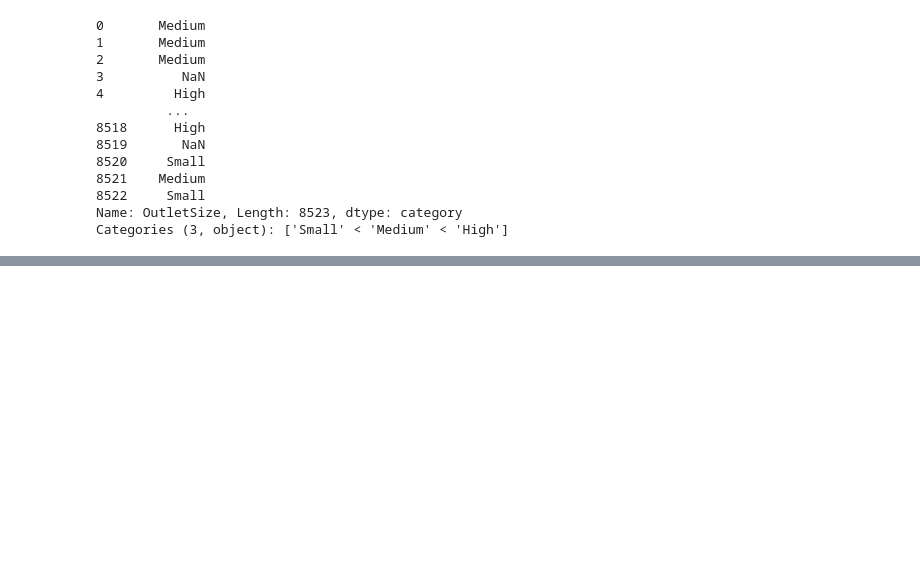
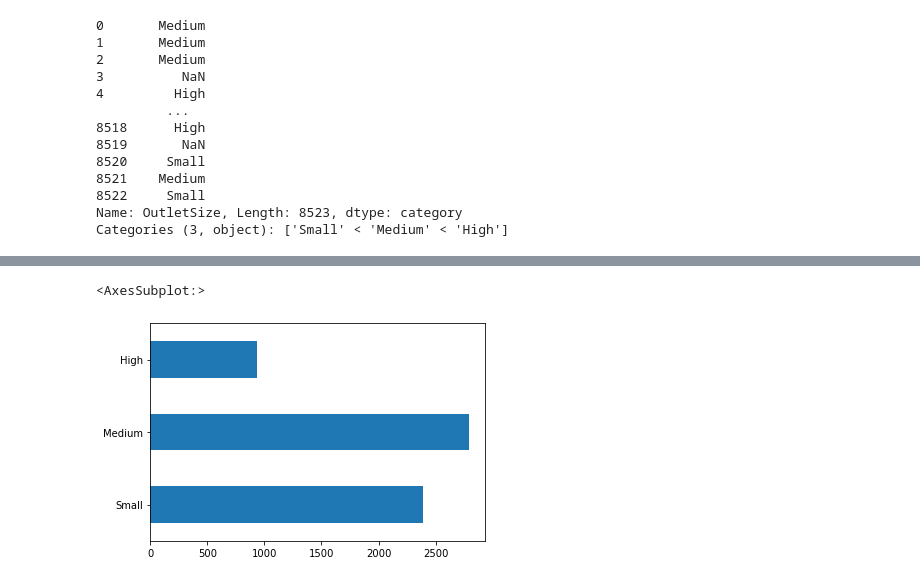
Before and after one commit to rafal-mokrzycki/Big-Mart-Sales, a Jupyter notebook: big_mart_sales_analysis.ipynb, the cells around one changed output, grey strips where cells are left out. Drawn from its saved outputs; the diff is of its cells as text; code cells hidden in the pictures; blank space fills up the shorter version.

```diff
--- a/big_mart_sales_analysis.ipynb
+++ b/big_mart_sales_analysis.ipynb
@@ -195,0 +232,5 @@ Categories (3, object): ['Small' < 'Medium' < 'High']
+# %%
+train['OutletSize'].value_counts().reindex(['Small','Medium','High']).plot(kind="barh")
+# %% [output]
+<AxesSubplot:>
+[figure, added]
```
Also changed, not shown: parts of 16 cells of this notebook.
